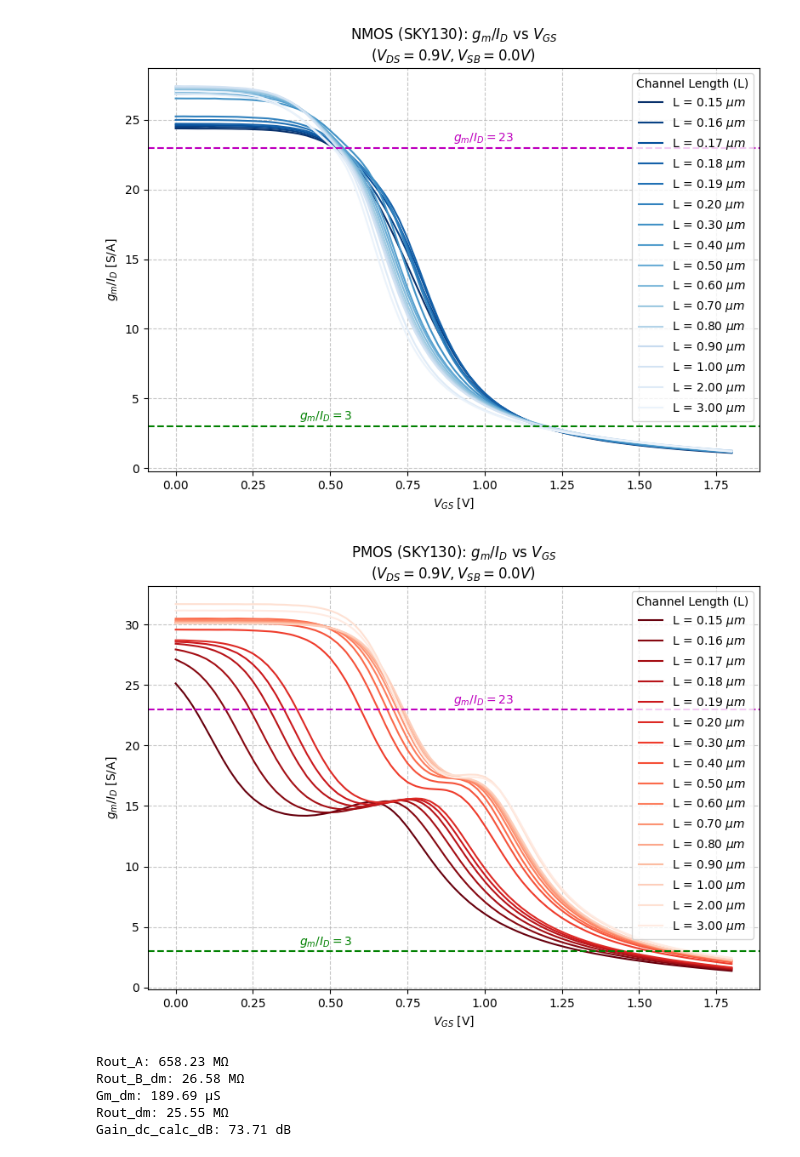
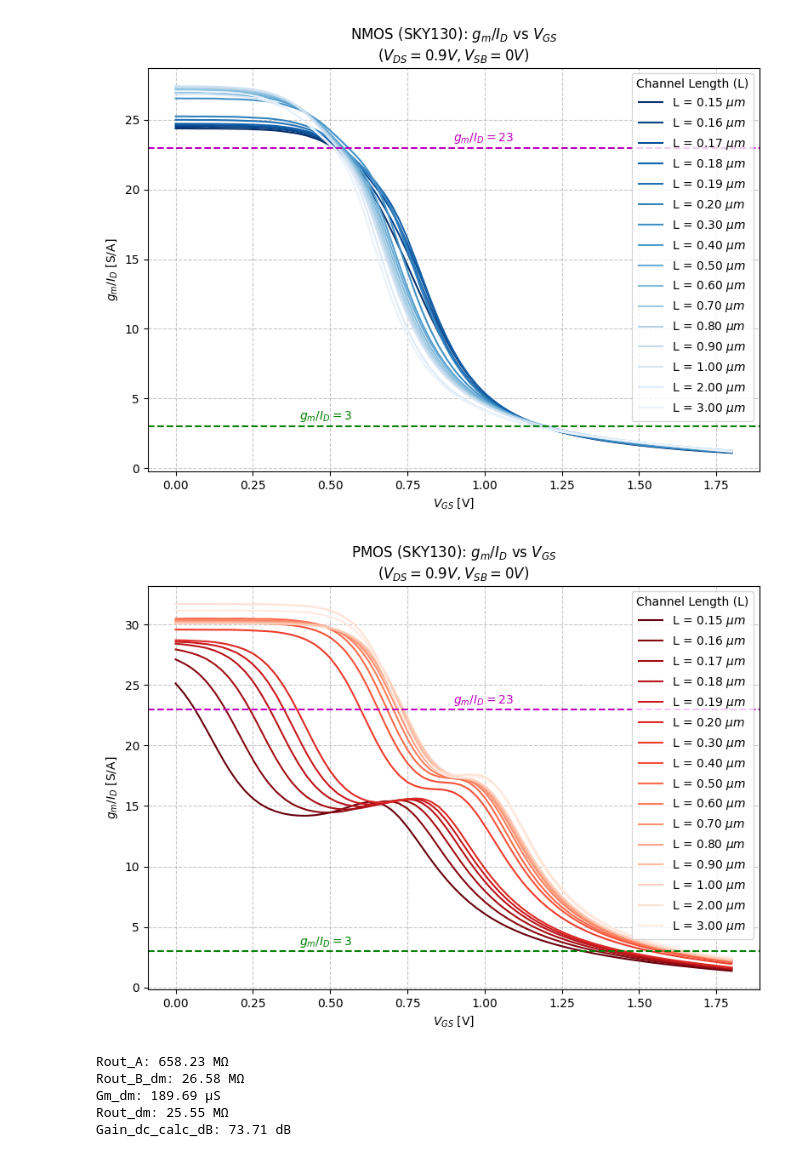
Before and after one commit to SkillSurf/os-ina-pso-smacd_2026, a Jupyter notebook: gm_Id Engine/FDDA/Manual_Sizing_FDDA.ipynb, the cells around one changed output. Cells and saved outputs as stored; diff of their text form; code cells hidden in the pictures.

```diff
--- a/gm_Id Engine/FDDA/Manual_Sizing_FDDA.ipynb
+++ b/gm_Id Engine/FDDA/Manual_Sizing_FDDA.ipynb
@@ -36,7 +92,7 @@ PSRR_spec = 10**(PSRR_spec_dB/20)         # Convert dB to V/V
 # Define Sweep Parameters
 VGS_sweep = np.linspace(0, VDD, 200)
 VDS_const = VDD/2  # Set VDS to mid-rail
-VSB_const = 0.0  # Source-Bulk voltage
+VSB_const = 0  # Source-Bulk voltage
 
 # Plotting Function
 def plot_gmid_vs_vgs(device_data, device_name, color_map):
@@ -47,35 +103,35 @@ def plot_gmid_vs_vgs(device_data, device_name, color_map):
 
     # Loop through each 'L' and plot
     for i, L_val in enumerate(L_values):
         # Look up 'GM_ID' while sweeping VGS, holding L, VDS, and VSB constant
         gm_ID = device_data.lookup('GM_ID', vgs=VGS_sweep, VDS=VDS_const, VSB=VSB_const, L=L_val)
 
         # Plotting
         plt.plot(VGS_sweep, gm_ID, label=rf'L = {L_val:.2f} $\mu m$', color=color_map(i / len(L_values)))
 
     # Formatting the Plot
     plt.title(f'{device_name}: $g_m/I_D$ vs $V_{{GS}}$\n($V_{{DS}}={VDS_const}V, V_{{SB}}={VSB_const}V$)')
     plt.xlabel('$V_{GS}$ [V]')
     plt.ylabel('$g_m/I_D$ [S/A]')
 
     # Upper bound for gm/ID axis
     plt.axhline(y=23, color='m', linestyle='--')
     plt.text(0.9, 23.5, '$g_m/I_D = 23$', color='m')
     # Lower bound for gm/ID axis
     plt.axhline(y=3, color='g', linestyle='--')
     plt.text(0.4, 3.5, '$g_m/I_D = 3$', color='g')
 
     plt.grid(True, which='both', linestyle='--', alpha=0.7)
     plt.legend(bbox_to_anchor=(1, 1), loc='upper right', title="Channel Length (L)")
     plt.tight_layout()
     plt.show()
 
 # Generate Plots
 plot_gmid_vs_vgs(NCH, "NMOS (SKY130)", plt.cm.Blues_r)
 plot_gmid_vs_vgs(PCH, "PMOS (SKY130)", plt.cm.Reds_r)
 # %% [output]
-[figure, old version]
+[figure, new version]
-[figure, old version]
+[figure, new version]
 # %%
 # ==================================
 # FDDA REFERENCE SIMULATION READINGS
```
Also changed, not shown: parts of 7 cells of this notebook.
